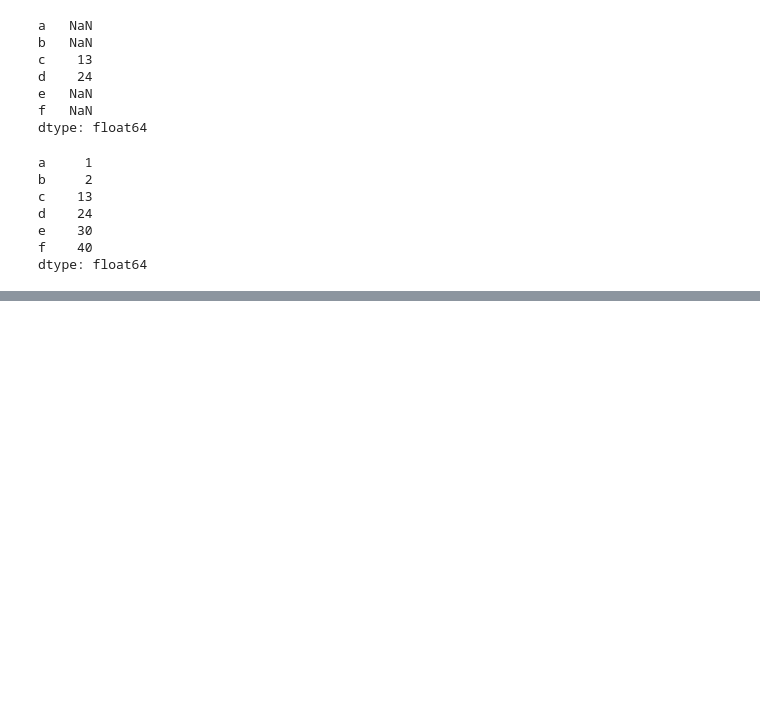
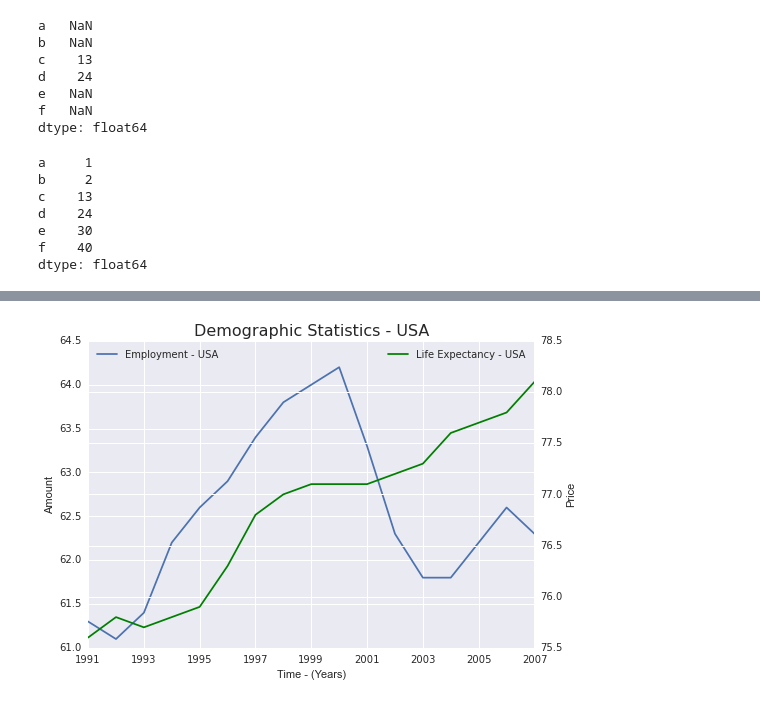
Before and after one commit to sudov/numpy_pandas_learning, a Jupyter notebook: L1_Starter_Code.ipynb, the cells around one changed output, grey strips where cells are left out. Saved outputs shown, nothing was run; the diff lists cells and outputs as text; code cells hidden in the pictures; blank space fills up the shorter version.

Commit message:
lesson 2 completed!

```diff
--- a/L1_Starter_Code.ipynb
+++ b/L1_Starter_Code.ipynb
@@ -1328 +1327,53 @@ names.apply(reverse_names)
 dtype: object
+# %%
+import pandas as pd
+import seaborn as sns
+
+# The following code reads all the Gapminder data into Pandas DataFrames. You'll
+# learn about DataFrames next lesson.
+
+path = '/Users/Vinay/Documents/Code/Udacity/numpy_pandas_learning/'
+employment = pd.read_csv(path + 'employment_above_15.csv', index_col='Country')
+female_completion = pd.read_csv(path + 'female_completion_rate.csv', index_col='Country')
+male_completion = pd.read_csv(path + 'male_completion_rate.csv', index_col='Country')
+life_expectancy = pd.read_csv(path + 'life_expectancy.csv', index_col='Country')
+gdp = pd.read_csv(path + 'gdp_per_capita.csv', index_col='Country')
+
+# The following code creates a Pandas Series for each variable for the United States.
+# You can change the string 'United States' to a country of your choice.
+
+employment_us = employment.loc['United States']
+female_completion_us = female_completion.loc['United States']
+male_completion_us = male_completion.loc['United States']
+life_expectancy_us = life_expectancy.loc['United States']
+gdp_us = gdp.loc['United States']
+
+# Use the Series defined above to create a plot of each variable over time for
+# the country of your choice. You will only be able to display one plot at a time
+# with each "Test Run".
+year_list = employment_us.index.values
+life = life_expectancy_us.get(year_list)
+gdp = gdp_us.get(year_list)
+m_ed = male_completion_us.get(year_list)
+f_ed = female_completion_us.get(year_list)
+ed = (f_ed.add(m_ed, fill_value=0).fillna(0))/2
+
+Here, we're only plotting Employment vs Life Expectancy as the completion stat seems
+> 100% and the gdp chart didn't add much
+fig = plt.figure() # Create matplotlib figure
+
+ax = fig.add_subplot(111) # Create matplotlib axes
+ax2 = ax.twinx() # Create another axes that shares the same x-axis as ax.
+
+employment_us.plot(ax=ax, label='Employment - USA')
+life.plot(ax=ax2, color='green', label='Life Expectancy - USA')
+ax.set_xlabel('Time - (Years)')
+ax.set_ylabel('Amount')
+ax2.set_ylabel('Price')
+ax.legend(loc='upper left')
+ax2.legend(loc='upper right')
+ax.set_title('Demographic Statistics - USA', fontsize=16)
+
+plt.show()
+# %% [output]
+[figure, added]
```
Also changed, not shown: parts of 1 cell of this notebook, 2 other files.
